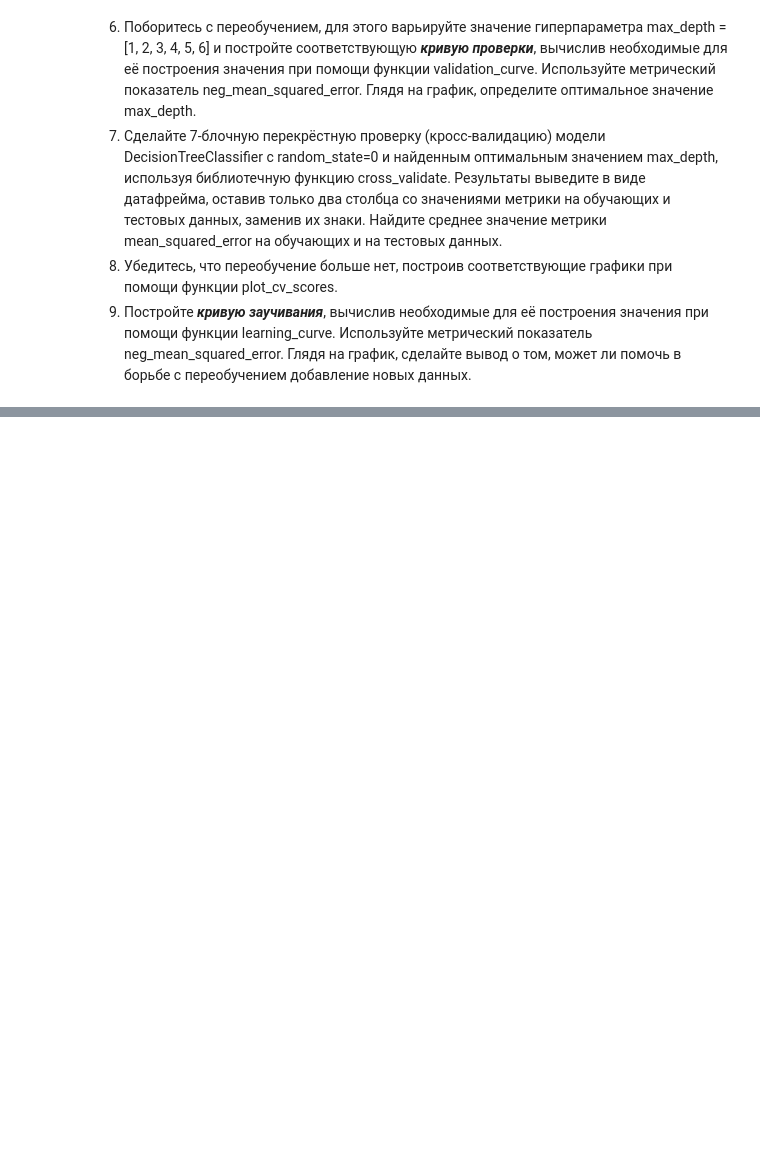
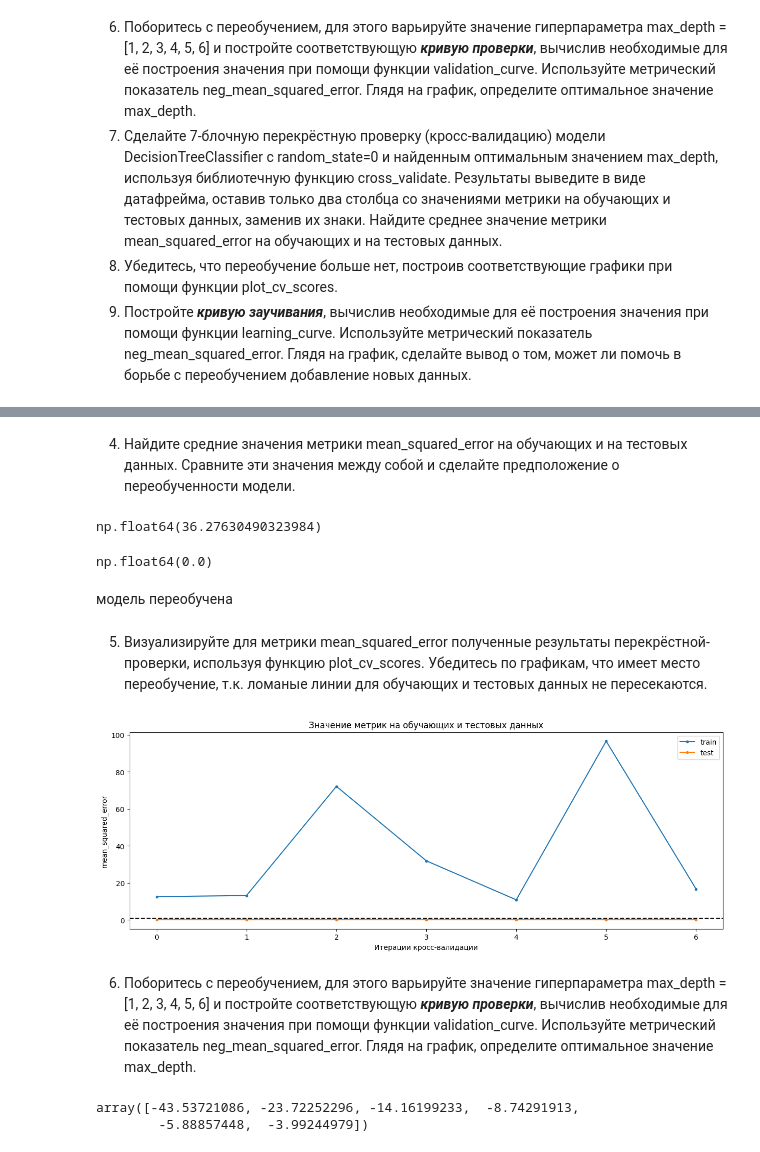
Before and after one commit to consciousnss/fa-machine-learning, a Jupyter notebook: semestr2/trees/overfitting.ipynb, the cells around one changed output, grey strips where cells are left out. Saved outputs shown, nothing was run; the diff lists cells and outputs as text; code cells hidden in the pictures; blank space fills up the shorter version.

```diff
--- a/semestr2/trees/overfitting.ipynb
+++ b/semestr2/trees/overfitting.ipynb
@@ -290,0 +293,3 @@ plt.show()
+# %%
+df = pd.read_csv("boston.csv")
+df.head()
@@ -290,0 +303,4 @@ plt.show()
+# %%
+y = df['MEDV'].values
+X = df.drop('MEDV', axis=1).values
+X.shape, y.shape
@@ -290,0 +320,4 @@ plt.show()
+# %%
+dtr = DecisionTreeRegressor(random_state=0)
+cv_results = cross_validate(dtr, X, y, cv=7, scoring=['neg_mean_squared_error'], return_train_score=True)
+pd.DataFrame(cv_results)
@@ -290,0 +333,6 @@ plt.show()
+# %%
+scores_mean_squared_error = pd.DataFrame(cv_results)[['test_neg_mean_squared_error', 'train_neg_mean_squared_error']] * -1
+scores_mean_squared_error.columns = [
+    col.replace("neg_", "") for col in scores_mean_squared_error.columns
+]
+scores_mean_squared_error
@@ -290,0 +348,20 @@ plt.show()
+# %% [markdown]
+4. Найдите средние значения метрики mean_squared_error на обучающих и на тестовых данных. Сравните эти значения между собой и сделайте предположение о переобученности модели.
+# %%
+scores_mean_squared_error['test_mean_squared_error'].mean()
+# %% [output]
+np.float64(36.27630490323984)
+# %%
+scores_mean_squared_error['train_mean_squared_error'].mean()
+# %% [output]
+np.float64(0.0)
+# %% [markdown]
+модель переобучена
+# %% [markdown]
+5. Визуализируйте для метрики mean_squared_error полученные результаты перекрёстной-проверки, используя функцию plot_cv_scores. Убедитесь по графикам, что имеет место переобучение, т.к. ломаные линии для обучающих и тестовых данных не пересекаются.
+# %%
+plot_cv_scores(scores_mean_squared_error, 'mean_squared_error')
+# %% [output]
+[figure, added]
+# %% [markdown]
+6. Поборитесь с переобучением, для этого варьируйте значение гиперпараметра max_depth = [1, 2, 3, 4, 5, 6]  и постройте соответствующую ***кривую проверки***, вычислив необходимые для её построения значения при помощи функции validation_curve. Используйте метрический показатель neg_mean_squared_error. Глядя на график, определите оптимальное значение  max_depth.
@@ -290,0 +375,5 @@ plt.show()
+# %%
+train_scores.mean(axis=1)
+# %% [output]
+array([-43.53721086, -23.72252296, -14.16199233,  -8.74291913,
+        -5.88857448,  -3.99244979])
```
Also changed, not shown: parts of 25 cells of this notebook.
